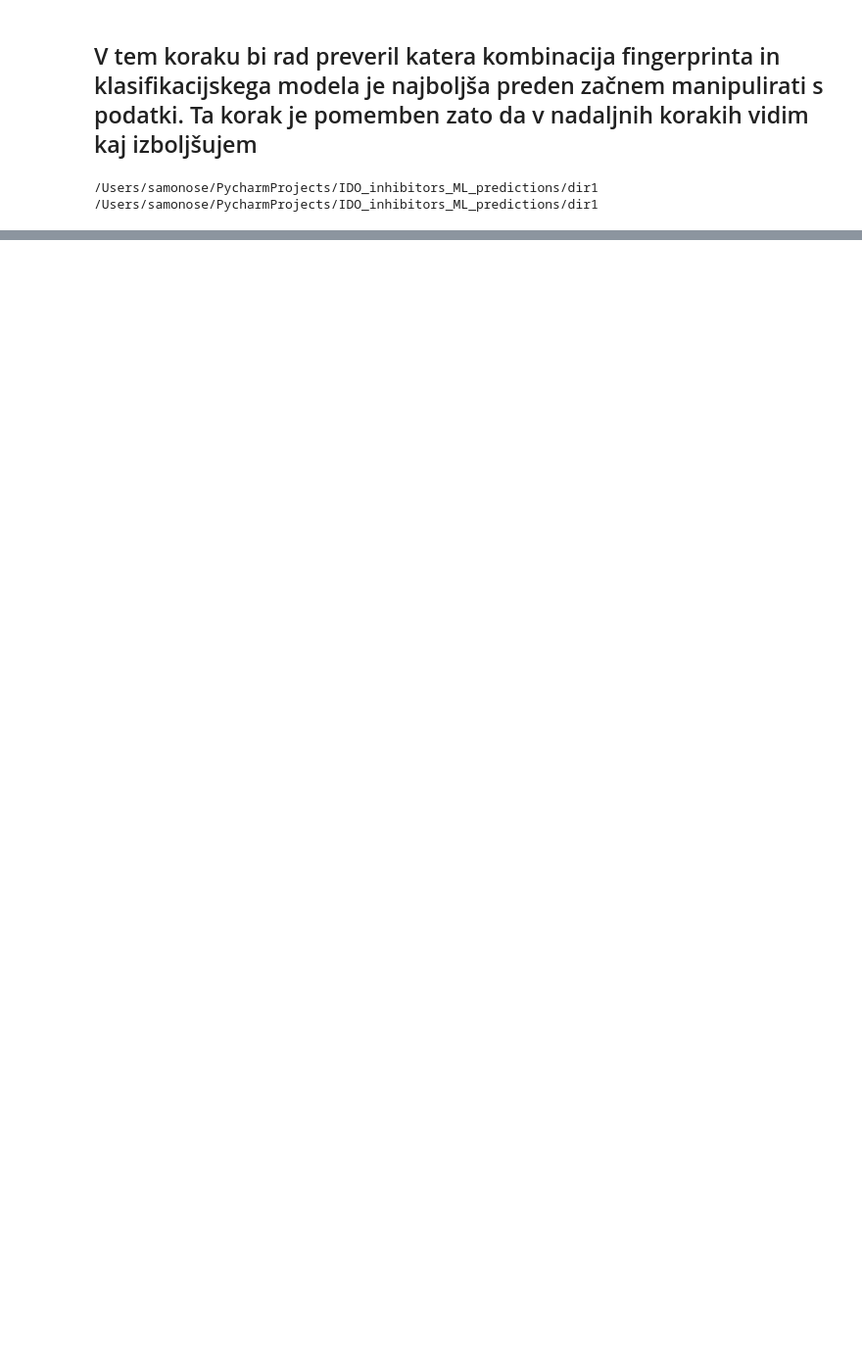
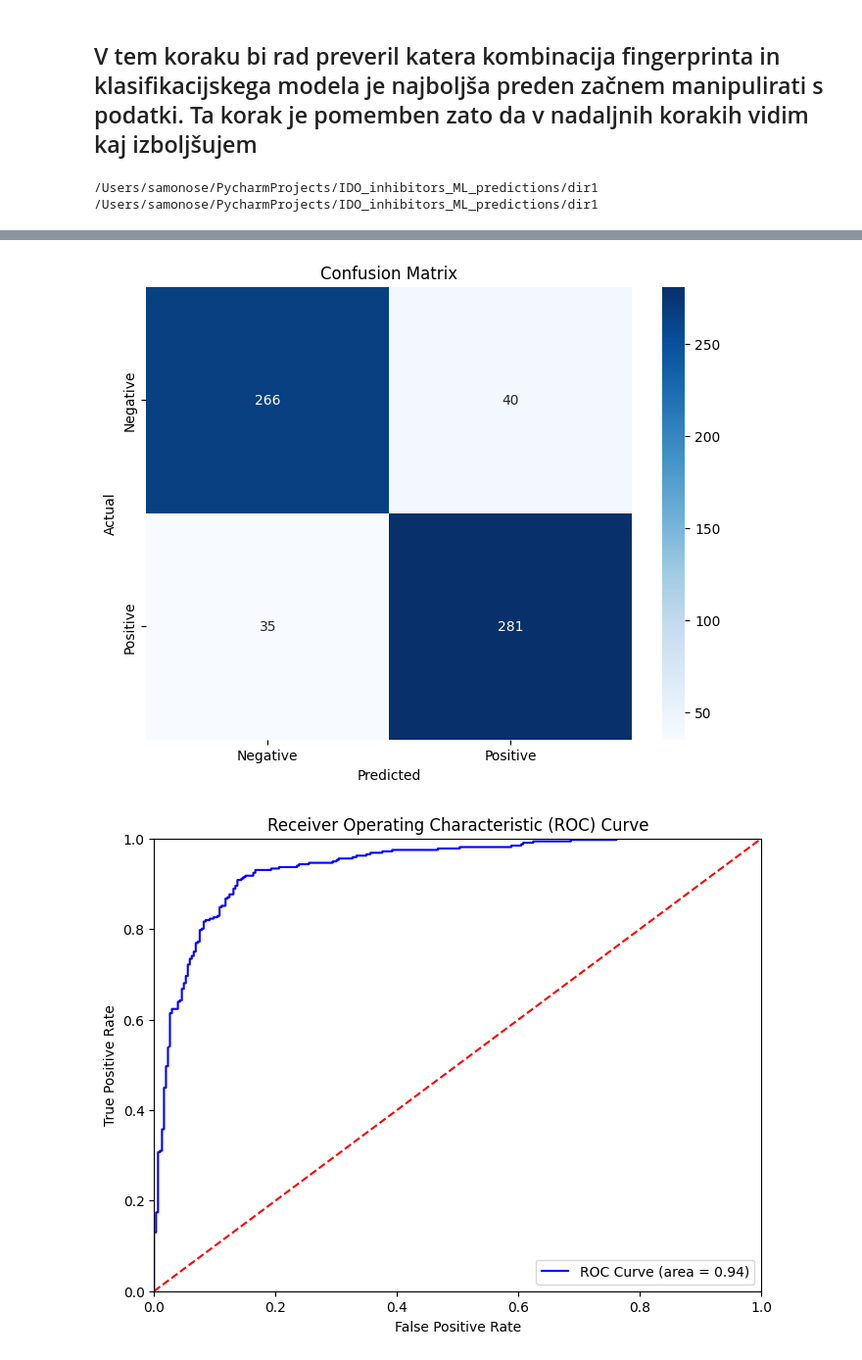
Before and after one commit to samo-n/ML-in-IDO1-drug-discovery, a Jupyter notebook: dir1/__2_3_B_model_SU_optimizacija_hiperparametrov.ipynb, the cells around one changed output, grey strips where cells are left out. Shown: that part at 98% size. Saved outputs shown, nothing was run; the diff lists cells and outputs as text; code cells hidden in the pictures; blank space fills up the shorter version.

```diff
--- a/dir1/__2_3_B_model_SU_optimizacija_hiperparametrov.ipynb
+++ b/dir1/__2_3_B_model_SU_optimizacija_hiperparametrov.ipynb
@@ -375,20 +288,36 @@ plt.show()
 # %%
-if hasattr(best_pipeline, "predict_proba"):
-    # Calculate probabilities for the positive class
-    y_test_prob = best_pipeline.predict_proba(X_test)[:, 1]
+import matplotlib.pyplot as plt
+import seaborn as sns
+from sklearn.metrics import roc_curve
 
-    # Calculate ROC curve and AUC
-    fpr, tpr, thresholds = roc_curve(y_test, y_test_prob)
-    roc_auc = auc(fpr, tpr)
+# Plotting the confusion matrix
+def plot_confusion_matrix(conf_matrix):
+    plt.figure(figsize=(8, 6))
+    sns.heatmap(conf_matrix, annot=True, fmt='d', cmap='Blues',
+                xticklabels=['Negative', 'Positive'],
+                yticklabels=['Negative', 'Positive'])
+    plt.ylabel('Actual')
+    plt.xlabel('Predicted')
+    plt.title('Confusion Matrix')
+    plt.show()
 
-    # Plot ROC curve
-    plt.figure()
-    plt.plot(fpr, tpr, color='darkorange', lw=2, label=f'ROC curve (area = {roc_auc:.2f})')
-    plt.plot([0, 1], [0, 1], color='navy', lw=2, linestyle='--')
+# Plotting the ROC curve
+def plot_roc_curve(y_true, y_prob):
+    fpr, tpr, thresholds = roc_curve(y_true, y_prob)
+    plt.figure(figsize=(8, 6))
+    plt.plot(fpr, tpr, color='blue', label='ROC Curve (area = {:.2f})'.format(auc_score))
+    plt.plot([0, 1], [0, 1], color='red', linestyle='--')  # Diagonal line
     plt.xlim([0.0, 1.0])
-    plt.ylim([0.0, 1.05])
+    plt.ylim([0.0, 1.0])
     plt.xlabel('False Positive Rate')
     plt.ylabel('True Positive Rate')
-    plt.title('Receiver Operating Characteristic')
-    plt.legend(loc="lower right")
+    plt.title('Receiver Operating Characteristic (ROC) Curve')
+    plt.legend(loc='lower right')
     plt.show()
+
+# Call the plotting functions
+plot_confusion_matrix(conf_matrix)
+plot_roc_curve(y_val, y_val_prob)
+# %% [output]
+[figure, added]
+[figure, added]
```
Also changed, not shown: parts of 22 cells of this notebook, 1 other file.
